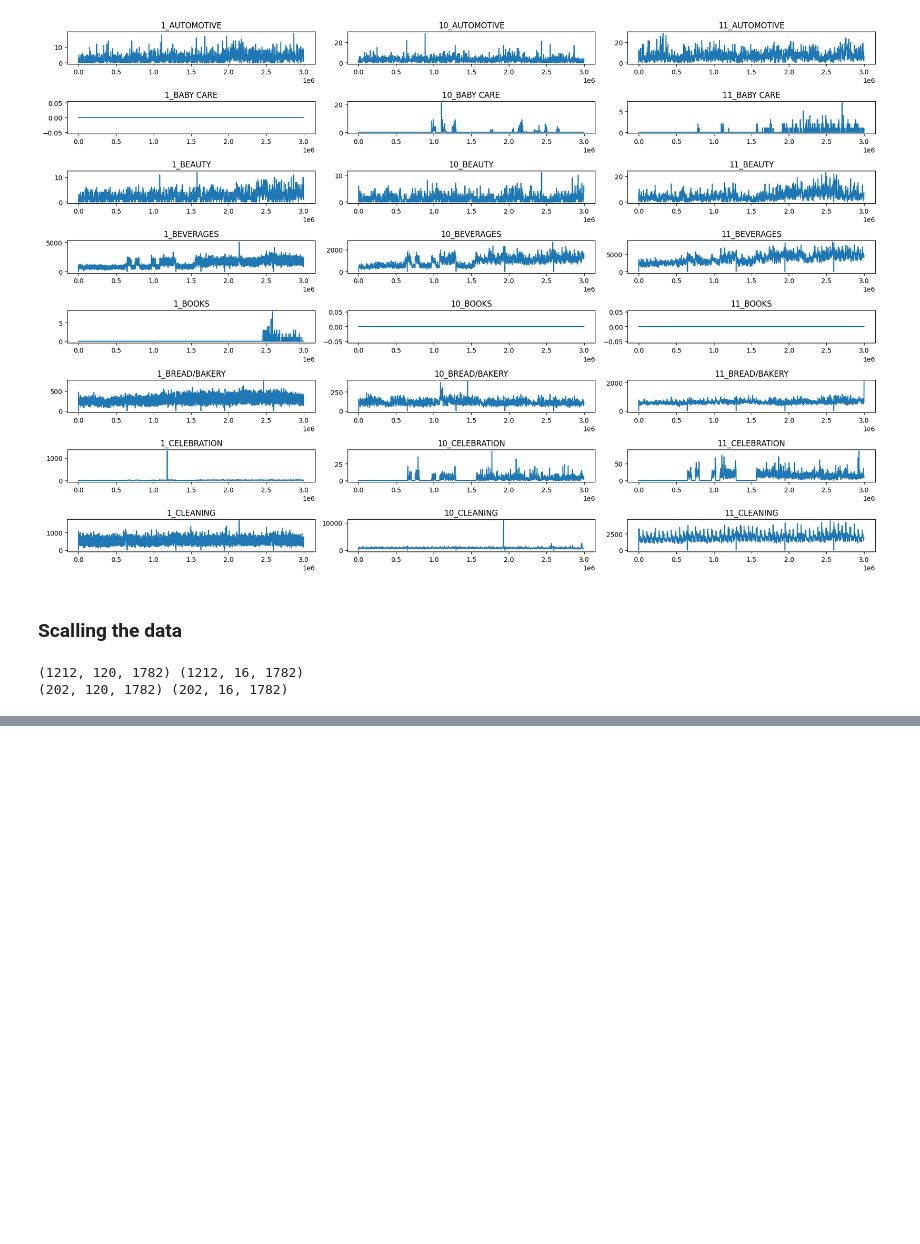
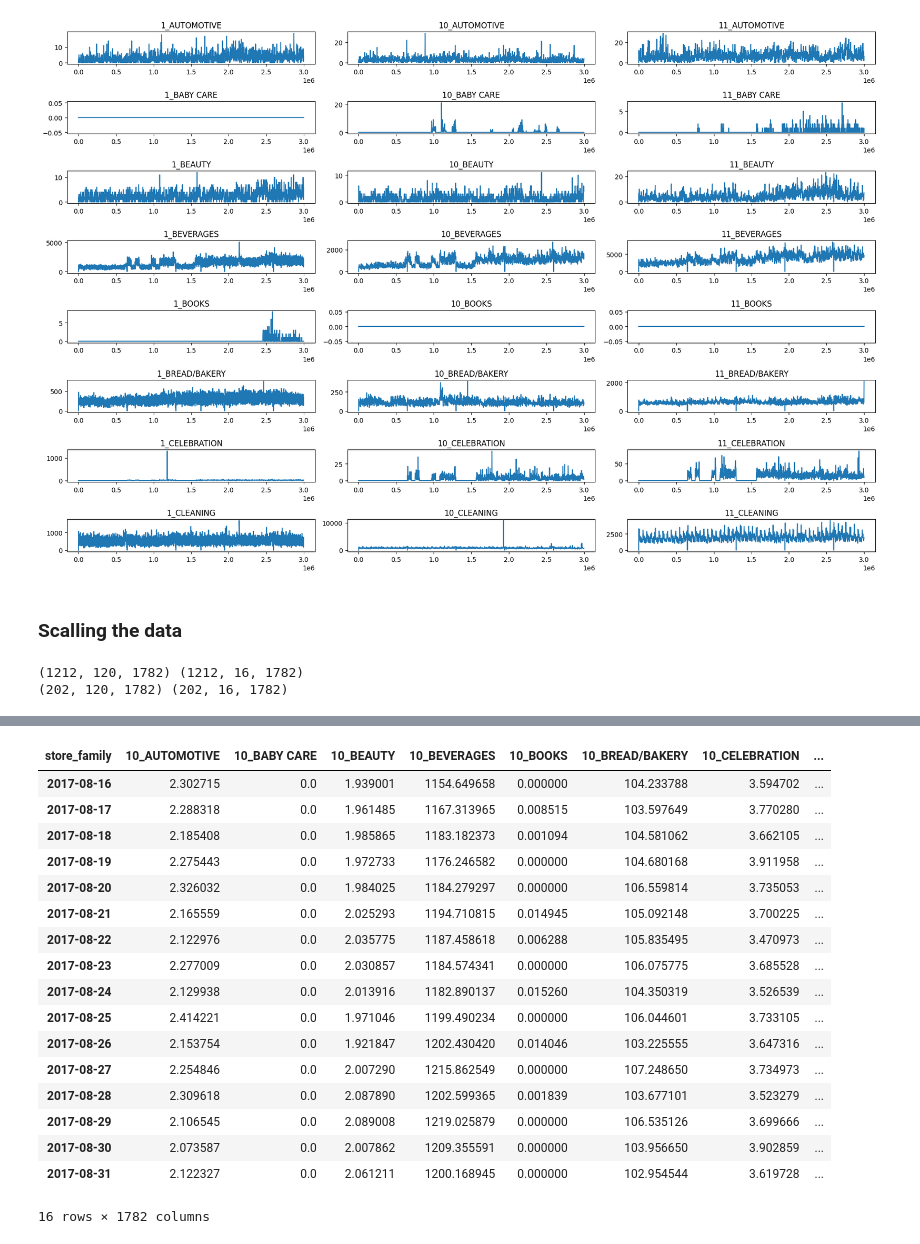
Before and after one commit to samithcsachi/Kaggle_Notebooks, a Jupyter notebook: store-sales-prediction-in-python.ipynb, the cells around one changed output, grey strips where cells are left out. Cells and saved outputs as stored; diff of their text form; code cells hidden in the pictures; blank space fills up the shorter version.

Commit message:
Kaggle Notebook | Store Sales Prediction in Python | Version 4

```diff
--- a/store-sales-prediction-in-python.ipynb
+++ b/store-sales-prediction-in-python.ipynb
@@ -151,0 +455,2 @@ print(X_test.shape, y_test.shape)
+# %%
+test_df = pd.read_csv('/kaggle/input/store-sales-time-series-forecasting/test.csv')
@@ -151,0 +473,4 @@ print(X_test.shape, y_test.shape)
+# %%
+test_df['store_family'] = test_df.apply(lambda x: f"{x['store_nbr']}_{x['family']}", axis=1)
+# %%
+dates = sorted(test_df['date'].unique())
@@ -151,0 +496,23 @@ print(X_test.shape, y_test.shape)
+# %%
+pred_df = pd.DataFrame(predictions, index=dates, columns= df_pivoted.columns)
+# %%
+pred_df
+# %% [output]
+| store_family | 10_AUTOMOTIVE | 10_BABY CARE | 10_BEAUTY | 10_BEVERAGES | 10_BOOKS | 10_BREAD/BAKERY | 10_CELEBRATION | ... |
+| 2017-08-16 | 2.302715 | 0.0 | 1.939001 | 1154.649658 | 0.000000 | 104.233788 | 3.594702 | ... |
+| 2017-08-17 | 2.288318 | 0.0 | 1.961485 | 1167.313965 | 0.008515 | 103.597649 | 3.770280 | ... |
+| 2017-08-18 | 2.185408 | 0.0 | 1.985865 | 1183.182373 | 0.001094 | 104.581062 | 3.662105 | ... |
+| 2017-08-19 | 2.275443 | 0.0 | 1.972733 | 1176.246582 | 0.000000 | 104.680168 | 3.911958 | ... |
+| 2017-08-20 | 2.326032 | 0.0 | 1.984025 | 1184.279297 | 0.000000 | 106.559814 | 3.735053 | ... |
+| 2017-08-21 | 2.165559 | 0.0 | 2.025293 | 1194.710815 | 0.014945 | 105.092148 | 3.700225 | ... |
+| 2017-08-22 | 2.122976 | 0.0 | 2.035775 | 1187.458618 | 0.006288 | 105.835495 | 3.470973 | ... |
+| 2017-08-23 | 2.277009 | 0.0 | 2.030857 | 1184.574341 | 0.000000 | 106.075775 | 3.685528 | ... |
+| 2017-08-24 | 2.129938 | 0.0 | 2.013916 | 1182.890137 | 0.015260 | 104.350319 | 3.526539 | ... |
+| 2017-08-25 | 2.414221 | 0.0 | 1.971046 | 1199.490234 | 0.000000 | 106.044601 | 3.733105 | ... |
+| 2017-08-26 | 2.153754 | 0.0 | 1.921847 | 1202.430420 | 0.014046 | 103.225555 | 3.647316 | ... |
+| 2017-08-27 | 2.254846 | 0.0 | 2.007290 | 1215.862549 | 0.000000 | 107.248650 | 3.734973 | ... |
+| 2017-08-28 | 2.309618 | 0.0 | 2.087890 | 1202.599365 | 0.001839 | 103.677101 | 3.523279 | ... |
+| 2017-08-29 | 2.106545 | 0.0 | 2.089008 | 1219.025879 | 0.000000 | 106.535126 | 3.699666 | ... |
+| 2017-08-30 | 2.073587 | 0.0 | 2.007862 | 1209.355591 | 0.000000 | 103.956650 | 3.902859 | ... |
+| 2017-08-31 | 2.122327 | 0.0 | 2.061211 | 1200.168945 | 0.000000 | 102.954544 | 3.619728 | ... |
+16 rows × 1782 columns
```
Also changed, not shown: parts of 24 cells of this notebook.
